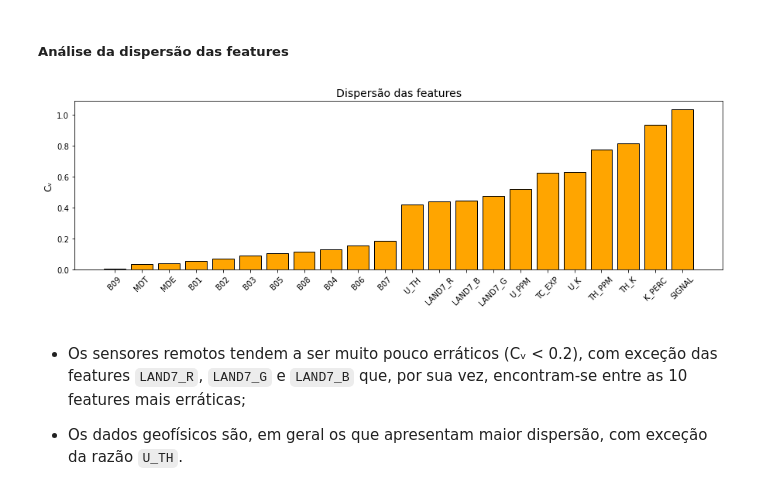
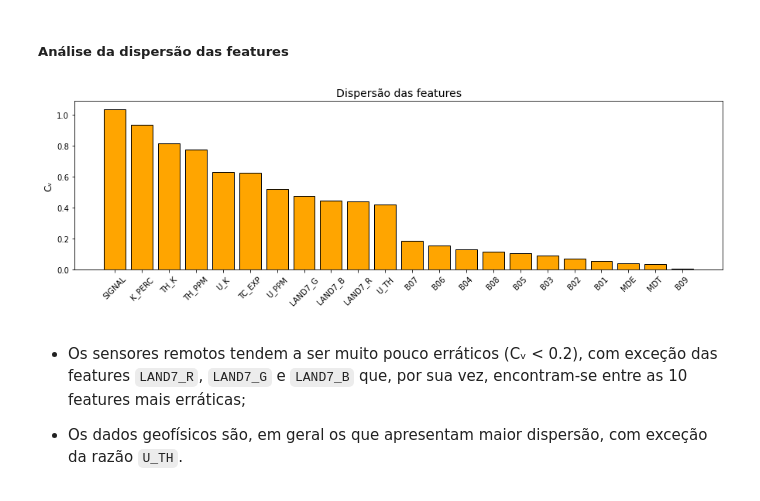
Before and after one commit to fnaghetini/Mapa-Preditivo, a Jupyter notebook: notebook.ipynb, the cells around one changed output. Drawn from its saved outputs; the diff is of its cells as text; code cells hidden in the pictures.

Commit message:
Small adjusts in dispersion bar chart

```diff
--- a/notebook.ipynb
+++ b/notebook.ipynb
@@ -43,7 +39,7 @@ os.chdir("C:\\Users\\Franc\\TG")
 # %% [markdown]
 ##### Importação do banco de dados
 # %%
-df_original = pd.read_csv("dados_TG.csv",sep=",")
+df_original = pd.read_csv("data/dados.csv",sep=",")
 # %%
 # criação de uma cópia (deep) do dataframe original
 df = df_original.copy(deep=True)
@@ -386,16 +382,18 @@ df[sr].hist(edgecolor='black', color='orange', figsize=(12,12), grid=False);
 # %% [markdown]
 ##### Análise da dispersão das features
 # %%
+disp = sumStats(df = df[feat]).sort_values(by = 'Cᵥ', ascending = False)['Cᵥ']
+
 plt.figure(figsize=(15,4))
 
 plt.bar(x = disp.index, height = disp.values,
        color = "orange", edgecolor = "black")
 
 plt.title("Dispersão das features",size = 14)
 plt.xticks(rotation = 45)
 plt.ylabel("Cᵥ",size = 12);
 # %% [output]
-[figure, old version]
+[figure, new version]
 # %% [markdown]
 - Os sensores remotos tendem a ser muito pouco erráticos (Cᵥ < 0.2), com exceção das features `LAND7_R`, `LAND7_G` e `LAND7_B` que, por sua vez, encontram-se entre as 10 features mais erráticas;
 
```
Also changed, not shown: parts of 6 cells of this notebook.
